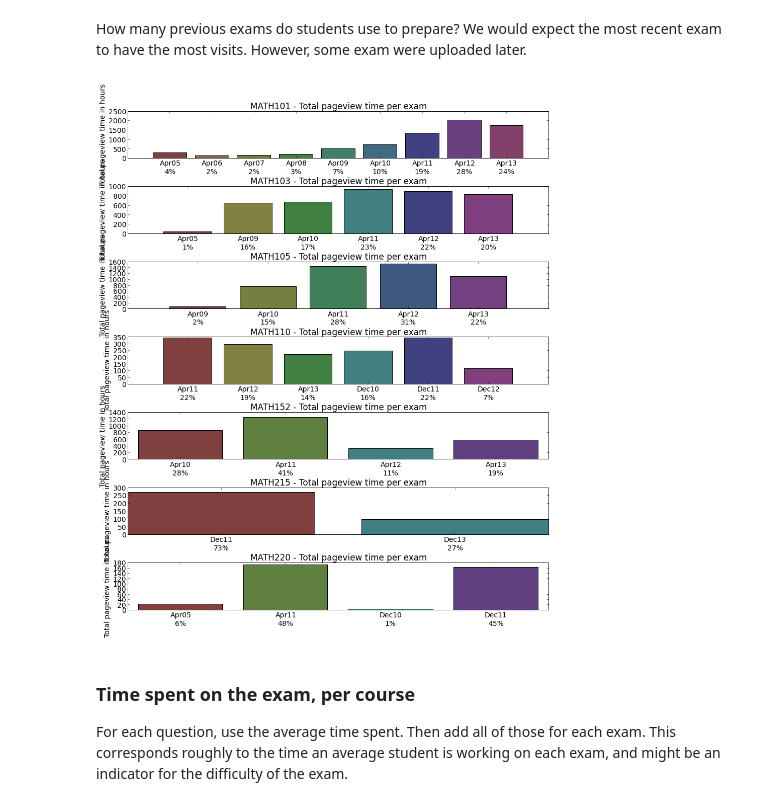
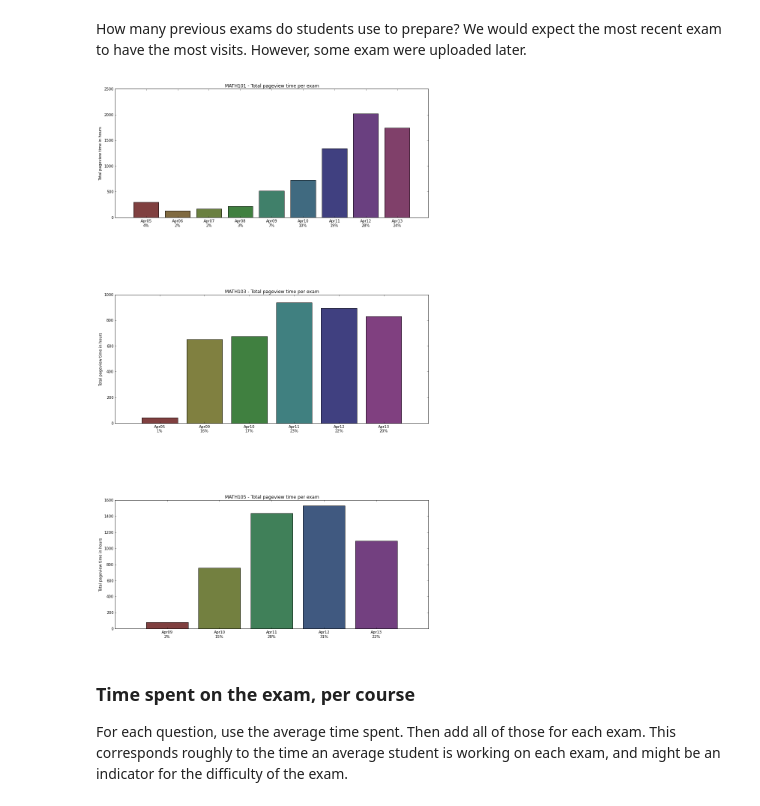
Before and after one commit to MathEducationResources/google-analytics, a Jupyter notebook: mer_py_google_analytics.ipynb, the cells around one changed output. Drawn from its saved outputs; the diff is of its cells as text; code cells hidden in the pictures.

```diff
--- a/mer_py_google_analytics.ipynb
+++ b/mer_py_google_analytics.ipynb
@@ -128,7 +104,6 @@ matplotlib.rcParams['font.size'] = 14
 labels = []
 total_time = np.zeros(len(list_courses(dict_all)))
 for num,course in enumerate(list_courses(dict_all)):
-    labels.append(course)
     try:
         total_time[num] = dict_all[course]['visit_duration']
     except:
@@ -140,6 +115,7 @@ for num,course in enumerate(list_courses(dict_all)):
             pass
         for question in list_questions(dict_all,course,exam):
             total_time[num] += dict_all[course][exam][question]['visit_duration']
+    labels.append(course + " [" + str(round(total_time[num]/60.0/60.0/1000,1)) + " kh]")
 plt.figure(figsize(10,10))
 plt.pie(total_time, labels = labels, shadow = True, autopct = '%.1f%%',pctdistance=1.1, labeldistance=1.2 )
 plt.title('Total time spent on all wiki pages by course',size='20')
@@ -154,13 +130,15 @@ How many previous exams do students use to prepare? We would expect the most rec
 # %%
 plt.figure(figsize(15,50))
 plt.subplots_adjust(hspace=0.6)
-for count,course in enumerate(list_courses(current_term_dict)):
-    plt.subplot(10,1,count+1)
+for count, course in enumerate(list_courses(current_term_dict)):
+    if not course in ['MATH101', 'MATH103', 'MATH105']:
+        continue
+    plt.subplot(3,1,count+1)
     plot_visit_duration_dist(current_term_dict, course, 'bar')
 plt.subplots_adjust(left = 0.125, right= 0.9, bottom = 0.5, top = 0.9, wspace = 0.5, hspace = 0.6)
 plt.savefig('total_pageview_per_exam_101_103_105.png')
 # %% [output]
-[figure, old version]
+[figure, new version]
 # %% [markdown]
 ### Time spent on the exam, per course
 
```
Also changed, not shown: parts of 12 cells of this notebook, 1 other file.
